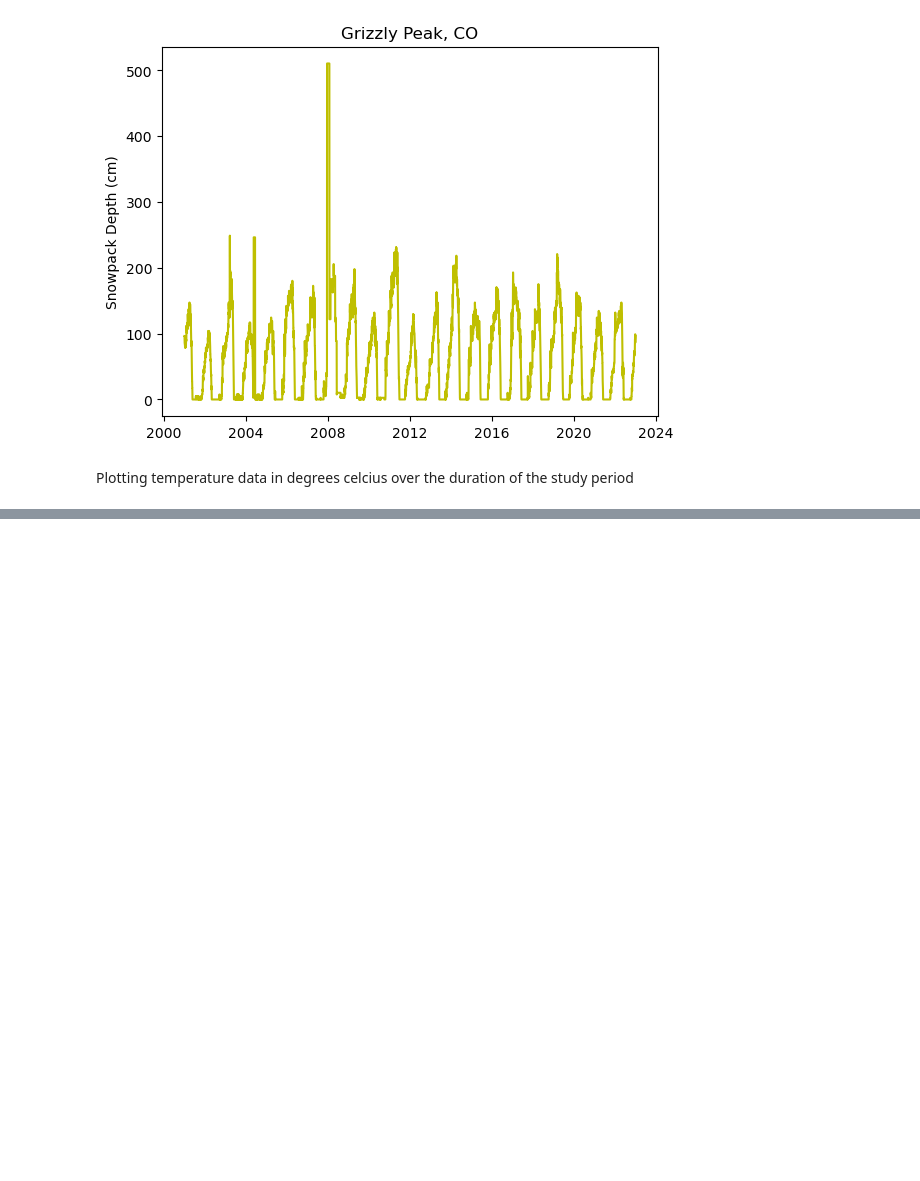
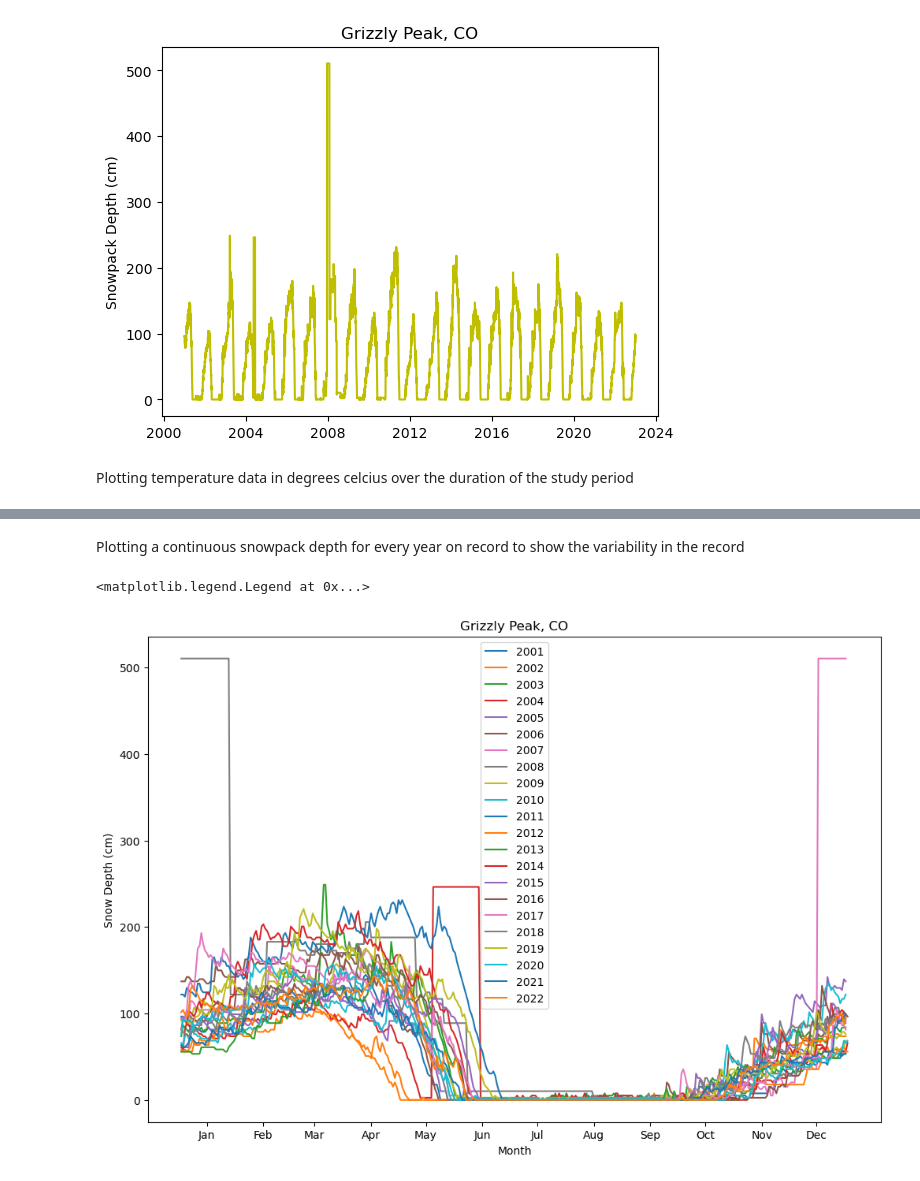
Before and after one commit to jeremy-larkin/ESCI796-Final-Project, a Jupyter notebook: CO Snowpack Project.ipynb, the cells around one changed output, grey strips where cells are left out. Saved outputs shown, nothing was run; the diff lists cells and outputs as text; code cells hidden in the pictures; blank space fills up the shorter version.

```diff
--- a/CO Snowpack Project.ipynb
+++ b/CO Snowpack Project.ipynb
@@ -141,0 +247,30 @@ Has the mean temperature each year shifted upwards (or downwards) in the last 40
+# %% [markdown]
+Plotting a continuous snowpack depth for every year on record to show the variability in the record
+# %%
+#%% Yearly snowpack data by year
+
+# Define the x-axis tick positions and labels
+ticks = [15, 46, 74, 105, 135, 166, 196, 227, 258, 288, 319, 349]
+labels = ['Jan', 'Feb', 'Mar', 'Apr', 'May', 'Jun', 'Jul', 'Aug', 'Sep', 'Oct', 'Nov', 'Dec']
+
+# Create the figure and axis objects
+fig, ax = plt.subplots(figsize=(12, 8))
+
+# Loop over each year in the data and plot the snow depth vs day of year
+for year, data in data_snow.groupby(data_snow.index.year):
+    ax.plot(data.index.dayofyear, data['Snowdepth (cm)'], label=str(year))
+
+# Set the x-axis tick positions and labels
+ax.set_xticks(ticks)
+ax.set_xticklabels(labels)
+
+# Set the axis labels and title
+ax.set_xlabel('Month')
+ax.set_ylabel('Snow Depth (cm)')
+ax.set_title(fig_title)
+
+# Add a legend
+ax.legend()
+# %% [output]
+<matplotlib.legend.Legend at 0x...>
+[figure, added]
```
Also changed, not shown: parts of 24 cells of this notebook.
